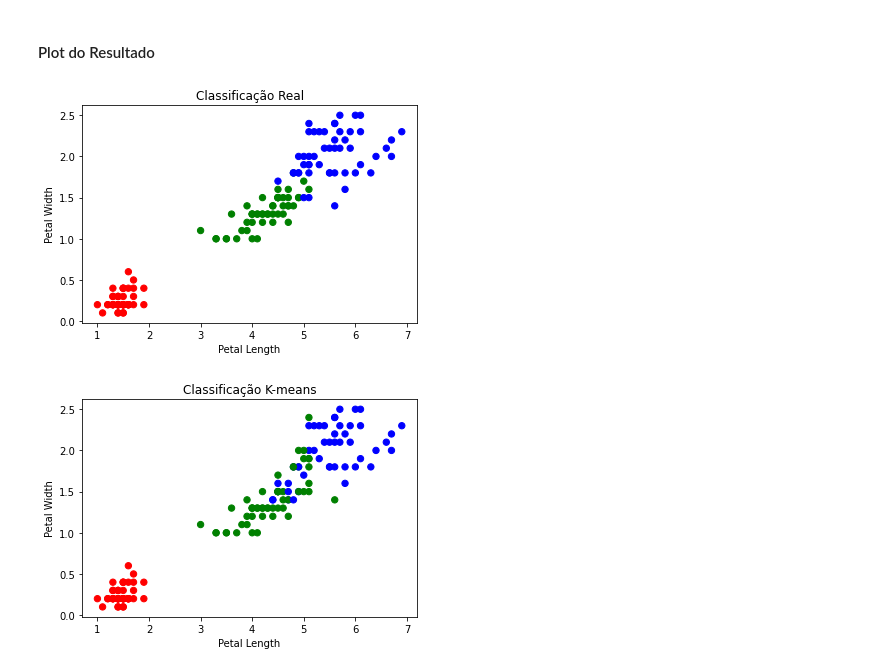
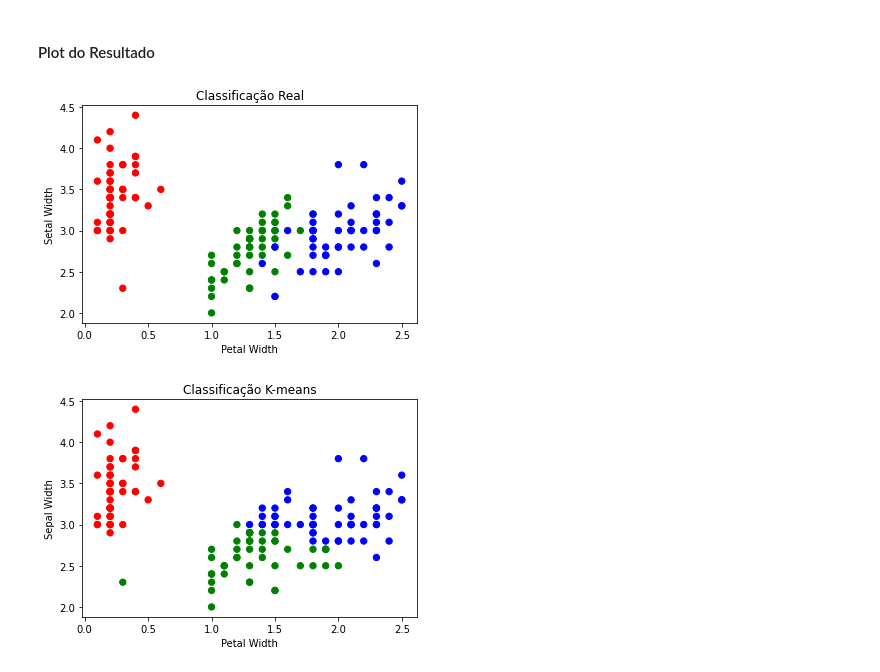
Before and after one commit to ricardobreis/Cluster-Analysis-Iris, a Jupyter notebook: kmeans.ipynb, the cells around one changed output. Drawn from its saved outputs; the diff is of its cells as text; code cells hidden in the pictures.

```diff
--- a/kmeans.ipynb
+++ b/kmeans.ipynb
@@ -90,0 +103,2 @@ target
+# %%
+features = features.drop(['sepal_length','petal_length'], 1)
@@ -139,18 +159,18 @@ array([0, 0, 0, 0, 0, 0, 0, 0, 0, 0, 0, 0, 0, 0, 0, 0, 0, 0, 0, 0, 0, 0,
 # %%
 cores = np.array(['red','green','blue'])
 # %%
-plt.scatter(features.petal_length, features.petal_width,c=cores[iris.target],s=40)
+plt.scatter(features.petal_width, features.sepal_width,c=cores[iris.target],s=40)
 plt.title('Classificação Real')
-plt.xlabel('Petal Length')
-plt.ylabel('Petal Width')
+plt.xlabel('Petal Width')
+plt.ylabel('Sepal Width')
 plt.show()
 # %% [output]
-[figure, old version]
+[figure, new version]
 # %%
-plt.scatter(features.petal_length, features.petal_width,c=cores[y_kmeans.labels_],s=40)
+plt.scatter(features.petal_width, features.sepal_width,c=cores[y_kmeans.labels_],s=40)
 plt.title('Classificação K-means')
-plt.xlabel('Petal Length')
-plt.ylabel('Petal Width')
+plt.xlabel('Petal Width')
+plt.ylabel('Sepal Width')
 plt.show()
 # %% [output]
-[figure, old version]
+[figure, new version]
```
Also changed, not shown: parts of 8 cells of this notebook.
